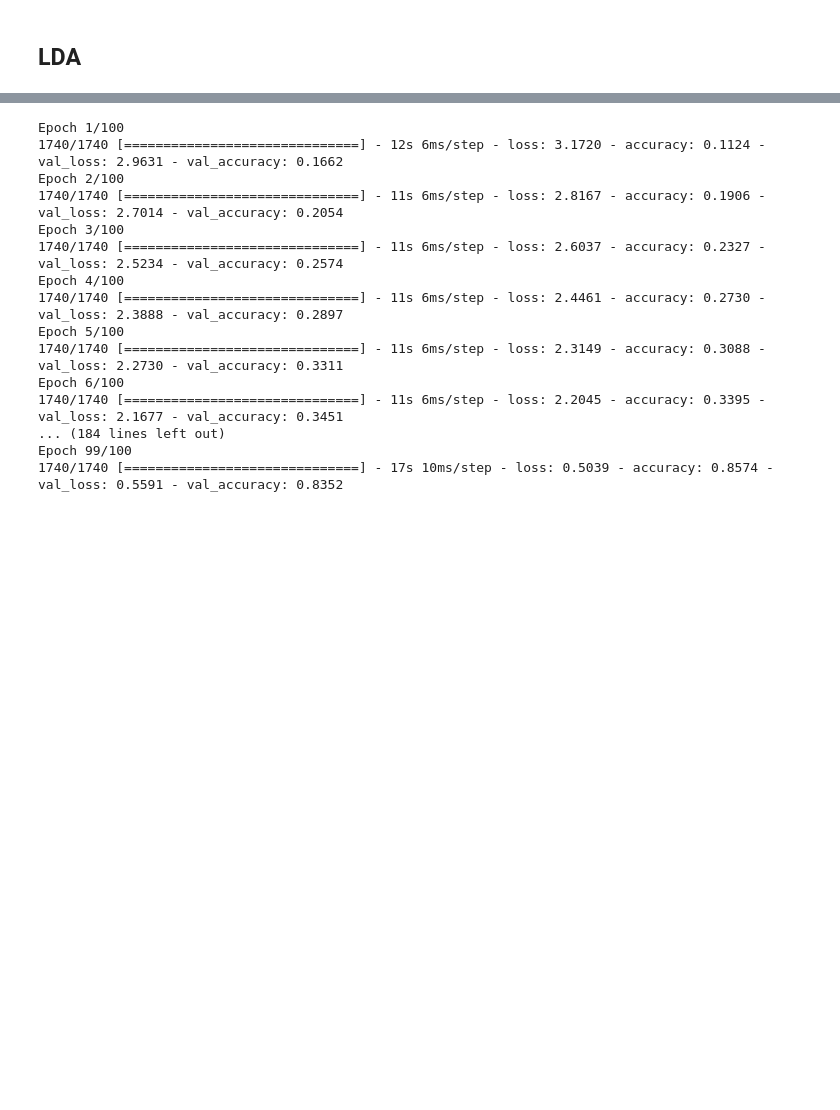
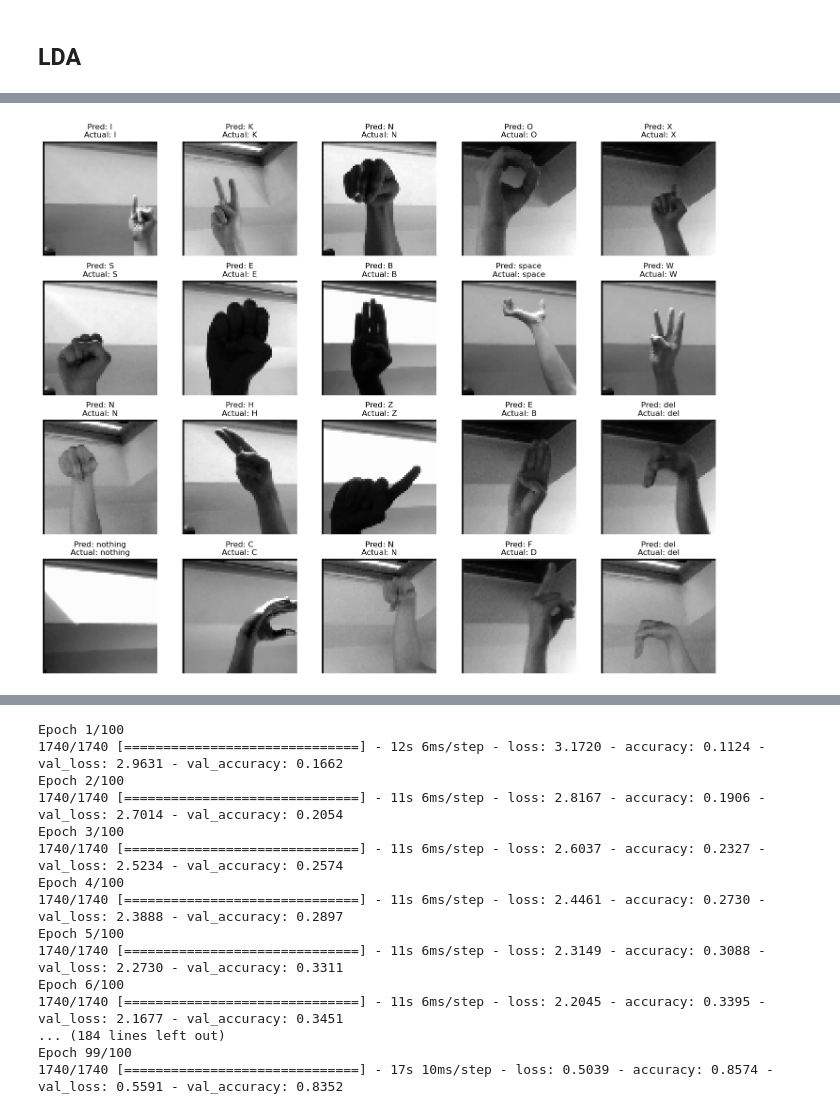
Before and after one commit to SteMor1/ASL_Live_Recognition, a Jupyter notebook: ProgettoML.ipynb, the cells around one changed output, grey strips where cells are left out. Cells and saved outputs as stored; diff of their text form; code cells hidden in the pictures; blank space fills up the shorter version.

```diff
--- a/ProgettoML.ipynb
+++ b/ProgettoML.ipynb
@@ -206,3 +219,6 @@ NameError: name 'val_images' is not defined
+# %%
+train_images_vectorized = train_images_norm.reshape(len(train_images_norm), -1)
+val_images_vectorized = val_images_norm.reshape(len(val_images_norm), -1)
 # %% [markdown]
 # Provo a visualizzare i dati
 # %%
@@ -277,0 +296,2 @@ clf.fit(train_images_vectorized , y_train)
+# %%
+y_pred = clf.predict(val_images_vectorized)
@@ -277,0 +303,20 @@ clf.fit(train_images_vectorized , y_train)
+# %%
+# Numero di immagini da visualizzare
+num_images = 20
+
+# Calcola il numero di righe e colonne per il layout del subplot
+num_cols = 5
+num_rows = (num_images + num_cols - 1) // num_cols
+
+plt.figure(figsize=(15, 3 * num_rows))
+
+for i in range(num_images):
+    plt.subplot(num_rows, num_cols, i + 1)
+    plt.imshow(val_images[i], cmap='gray')  # Usa 'gray' se le immagini sono in scala di grigi
+    plt.title("Pred: "+y_pred[i]+f"\nActual: {val_labels[i]}")
+    plt.axis('off')  # Nasconde gli assi
+
+plt.tight_layout()
+plt.show()
+# %% [output]
+[figure, added]
```
Also changed, not shown: parts of 132 cells of this notebook, 1 other file.
